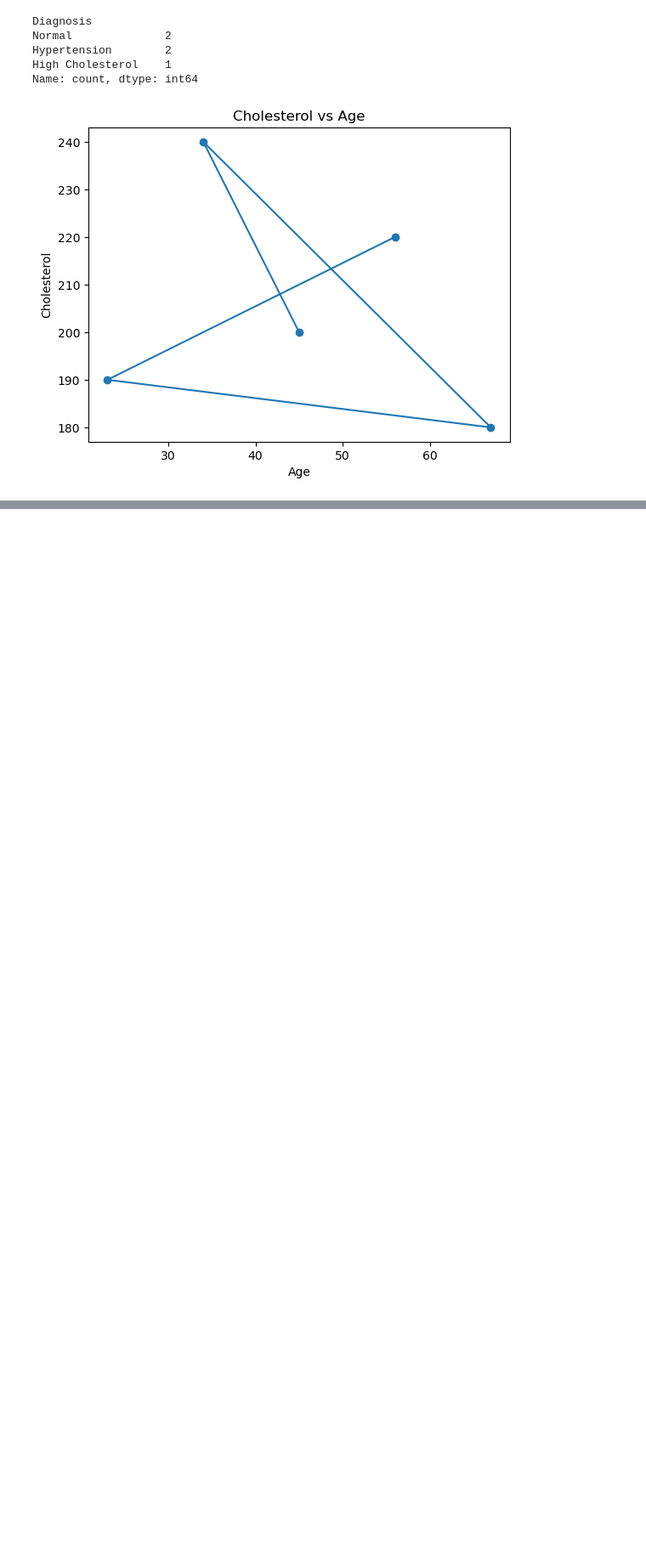
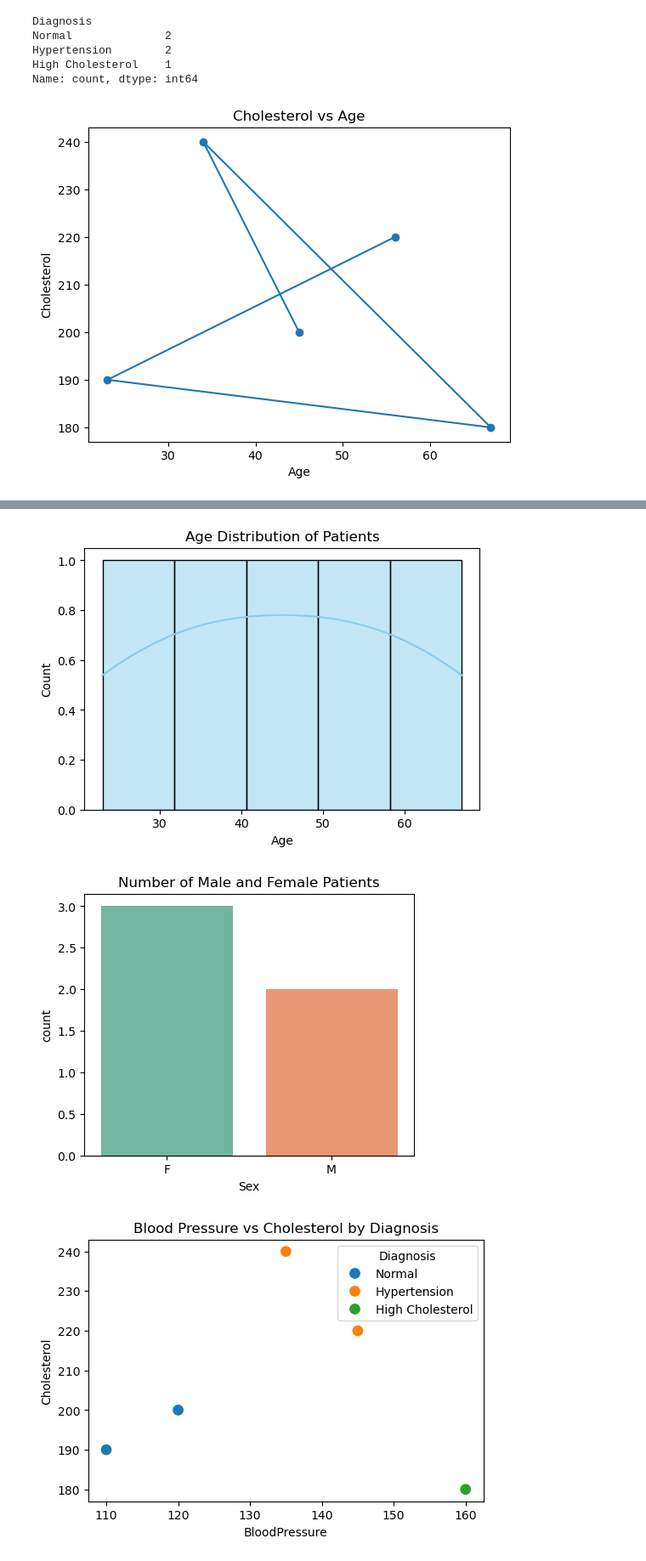
Before and after one commit to Katia-Am/HospitalDataAnalysis, a Jupyter notebook: notebooks/Untitled.ipynb, the cells around one changed output, grey strips where cells are left out. Shown at 85% size. Cells and saved outputs as stored; diff of their text form; code cells hidden in the pictures; blank space fills up the shorter version.

```diff
--- a/notebooks/Untitled.ipynb
+++ b/notebooks/Untitled.ipynb
@@ -102,0 +118,8 @@ plt.show()
+# %%
+import pandas as pd
+
+# Load your dataset
+data = pd.read_csv('../data/patients.csv')
+
+# Display the first few rows
+data.head()
@@ -102,0 +245,42 @@ plt.show()
+# %%
+# Age distribution
+plt.figure(figsize=(6,4))
+sns.histplot(data['Age'], bins=5, kde=True, color='skyblue')
+plt.title('Age Distribution of Patients')
+plt.xlabel('Age')
+plt.ylabel('Count')
+plt.show()
+
+# Sex count
+plt.figure(figsize=(5,4))
+sns.countplot(x='Sex', hue='Sex', data=data, palette='Set2', legend=False)
+
+plt.title('Number of Male and Female Patients')
+plt.show()
+
+# Blood Pressure vs Cholesterol (scatter plot)
+plt.figure(figsize=(6,4))
+sns.scatterplot(x='BloodPressure', y='Cholesterol', hue='Diagnosis', data=data, s=100)
+plt.title('Blood Pressure vs Cholesterol by Diagnosis')
+plt.show()
+
+# --- Summary Statistics ---
+print("🩺 Summary Statistics:\n")
+print(data.describe())
+
+# --- Count diagnoses ---
+print("\n📋 Diagnosis counts:\n")
+print(data['Diagnosis'].value_counts())
+
+# --- Average values per diagnosis ---
+print("\n📊 Average values per Diagnosis:\n")
+print(data.groupby('Diagnosis')[['Age', 'BloodPressure', 'Cholesterol']].mean())
+
+# --- Detect patients with high risk (example rule) ---
+high_risk = data[(data['BloodPressure'] > 140) | (data['Cholesterol'] > 220)]
+print("\n🚨 High-Risk Patients:\n")
+print(high_risk[['PatientID', 'Age', 'Sex', 'BloodPressure', 'Cholesterol', 'Diagnosis']])
+# %% [output]
+[figure, added]
+[figure, added]
+[figure, added]
```
Also changed, not shown: parts of 9 cells of this notebook.
